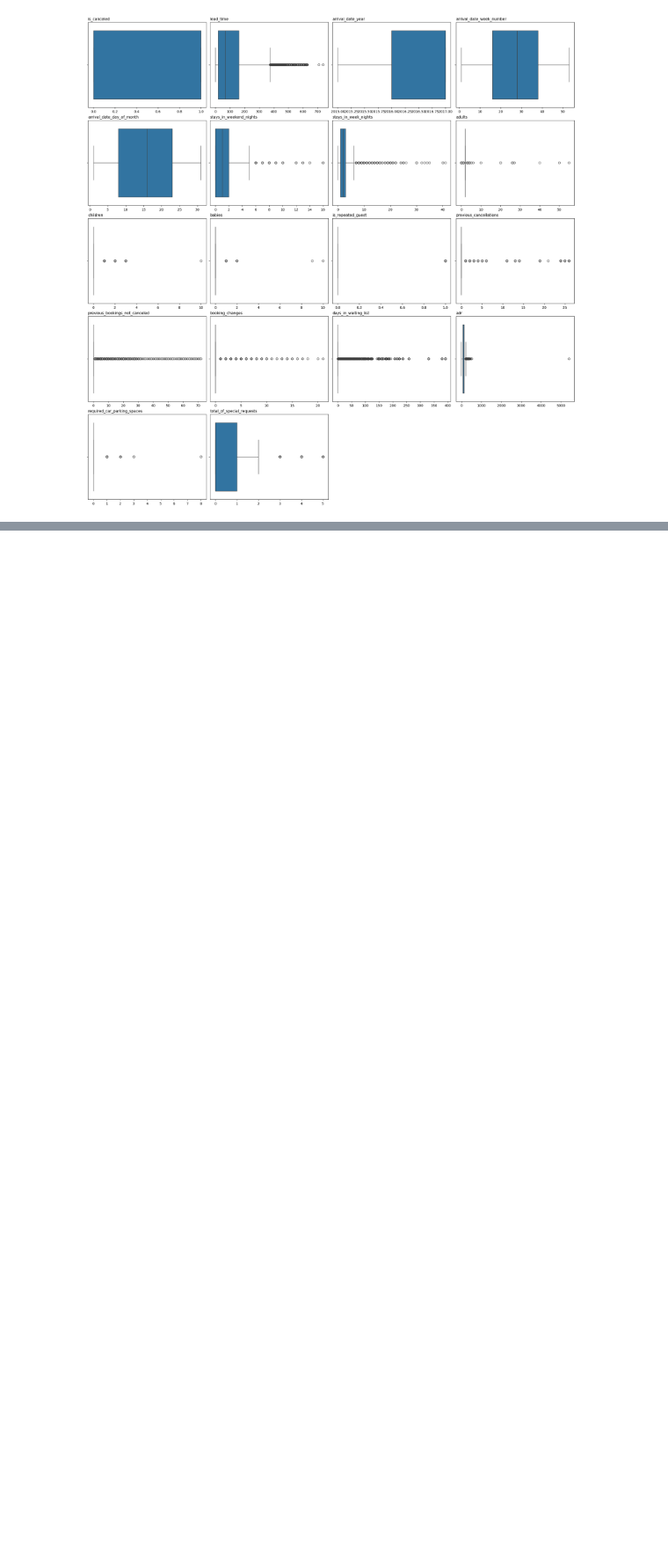
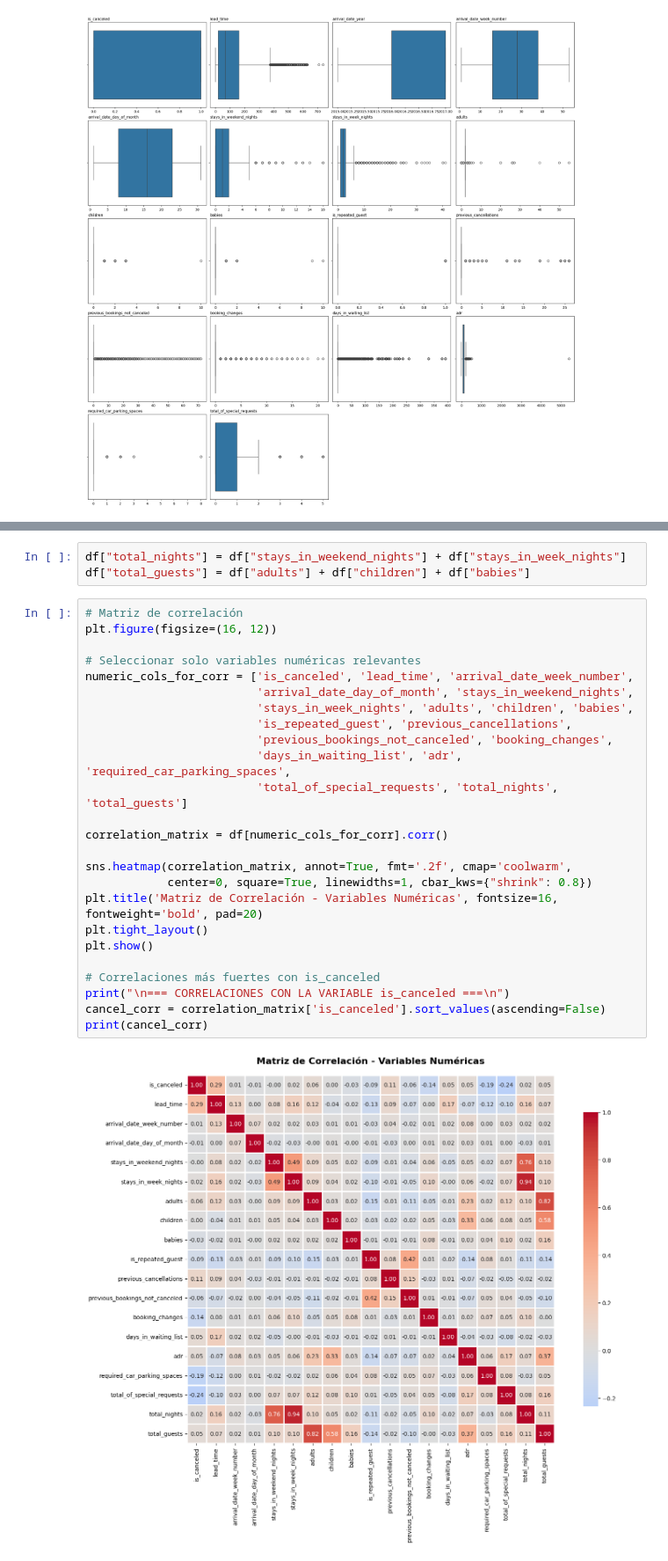
Before and after one commit to acascanzal/EDA-TCD, a Jupyter notebook: main.ipynb, the cells around one changed output, grey strips where cells are left out. Shown: that part at 88% size. Drawn from its saved outputs; the diff is of its cells as text; blank space fills up the shorter version.

```diff
--- a/main.ipynb
+++ b/main.ipynb
@@ -156,0 +239,30 @@ atipical_cols = ['lead_time','adults','children','babies','previous_cancellation
+# %%
+df["total_nights"] = df["stays_in_weekend_nights"] + df["stays_in_week_nights"]
+df["total_guests"] = df["adults"] + df["children"] + df["babies"]
+# %%
+# Matriz de correlación
+plt.figure(figsize=(16, 12))
+
+# Seleccionar solo variables numéricas relevantes
+numeric_cols_for_corr = ['is_canceled', 'lead_time', 'arrival_date_week_number',
+                         'arrival_date_day_of_month', 'stays_in_weekend_nights',
+                         'stays_in_week_nights', 'adults', 'children', 'babies',
+                         'is_repeated_guest', 'previous_cancellations',
+                         'previous_bookings_not_canceled', 'booking_changes',
+                         'days_in_waiting_list', 'adr', 'required_car_parking_spaces',
+                         'total_of_special_requests', 'total_nights', 'total_guests']
+
+correlation_matrix = df[numeric_cols_for_corr].corr()
+
+sns.heatmap(correlation_matrix, annot=True, fmt='.2f', cmap='coolwarm',
+            center=0, square=True, linewidths=1, cbar_kws={"shrink": 0.8})
+plt.title('Matriz de Correlación - Variables Numéricas', fontsize=16, fontweight='bold', pad=20)
+plt.tight_layout()
+plt.show()
+
+# Correlaciones más fuertes con is_canceled
+print("\n=== CORRELACIONES CON LA VARIABLE is_canceled ===\n")
+cancel_corr = correlation_matrix['is_canceled'].sort_values(ascending=False)
+print(cancel_corr)
+# %% [output]
+[figure, added]
```
Also changed, not shown: parts of 28 cells of this notebook, 1 other file.
